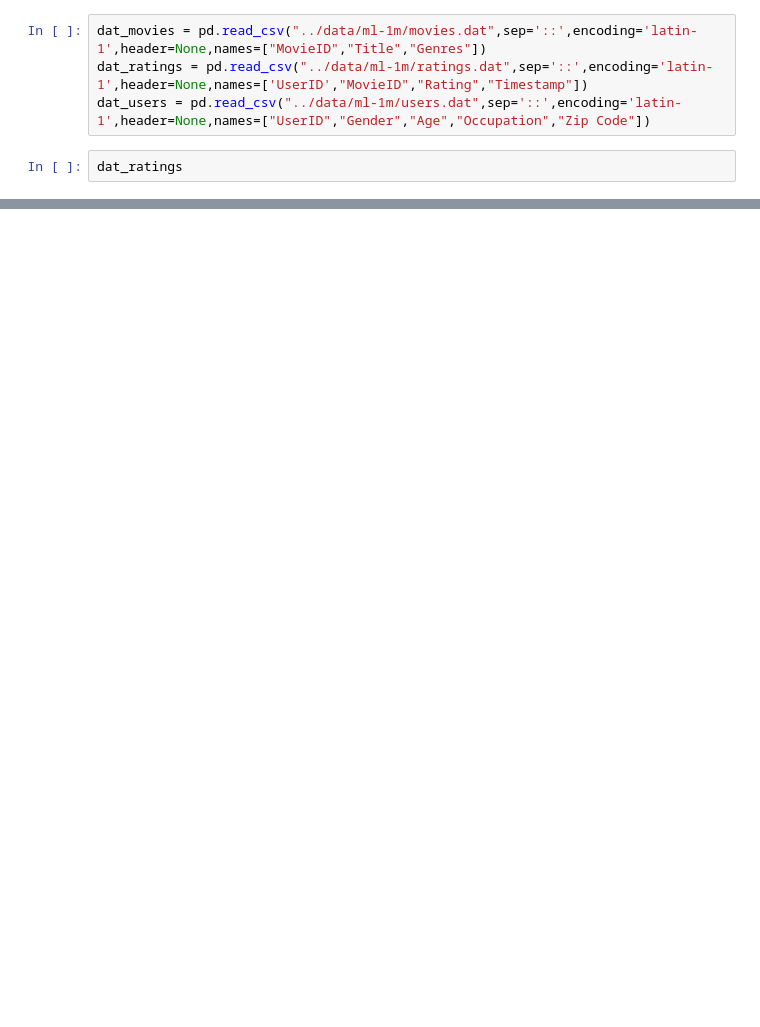
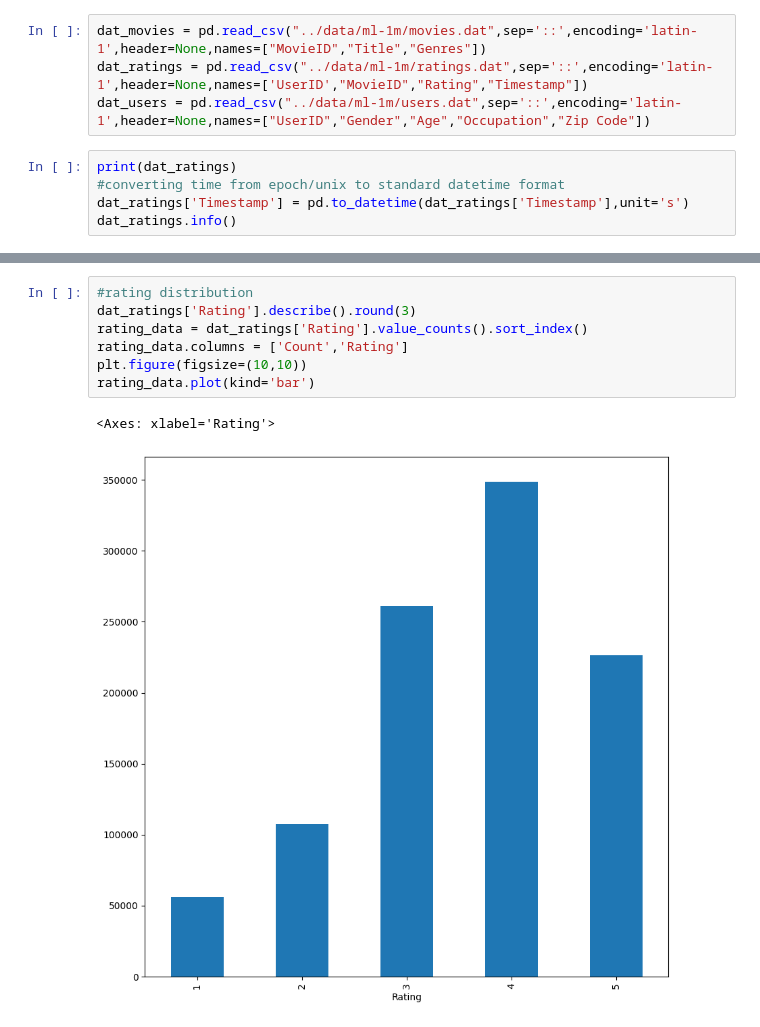
Before and after one commit to the-HarshUpadhyay/Movie-Recommendation, a Jupyter notebook: notebooks/data_exploration.ipynb, the cells around one changed output, grey strips where cells are left out. Cells and saved outputs as stored; diff of their text form; blank space fills up the shorter version.

```diff
--- a/notebooks/data_exploration.ipynb
+++ b/notebooks/data_exploration.ipynb
@@ -6,5 +8,8 @@ dat_movies = pd.read_csv("../data/ml-1m/movies.dat",sep='::',encoding='latin-1',
 dat_ratings = pd.read_csv("../data/ml-1m/ratings.dat",sep='::',encoding='latin-1',header=None,names=['UserID',"MovieID","Rating","Timestamp"])
 dat_users = pd.read_csv("../data/ml-1m/users.dat",sep='::',encoding='latin-1',header=None,names=["UserID","Gender","Age","Occupation","Zip Code"])
 # %%
-dat_ratings
+print(dat_ratings)
+#converting time from epoch/unix to standard datetime format
+dat_ratings['Timestamp'] = pd.to_datetime(dat_ratings['Timestamp'],unit='s')
+dat_ratings.info()
 # %% [output]
@@ -55,0 +148,10 @@ dat_movies
+# %%
+#rating distribution
+dat_ratings['Rating'].describe().round(3)
+rating_data = dat_ratings['Rating'].value_counts().sort_index()
+rating_data.columns = ['Count','Rating']
+plt.figure(figsize=(10,10))
+rating_data.plot(kind='bar')
+# %% [output]
+<Axes: xlabel='Rating'>
+[figure, added]
```
Also changed, not shown: parts of 11 cells of this notebook.
